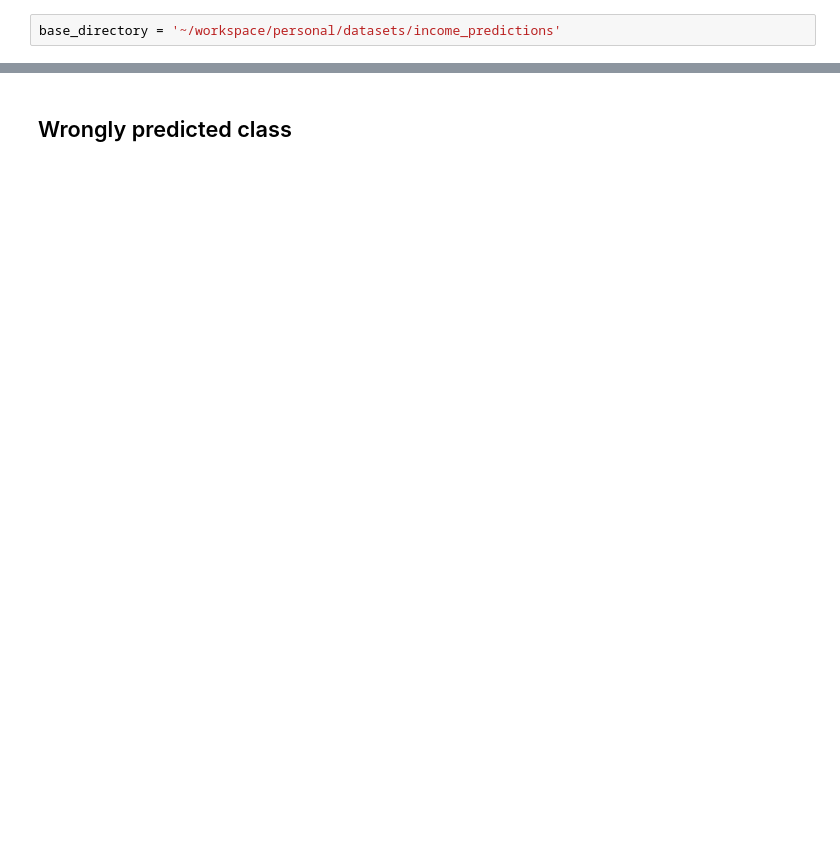
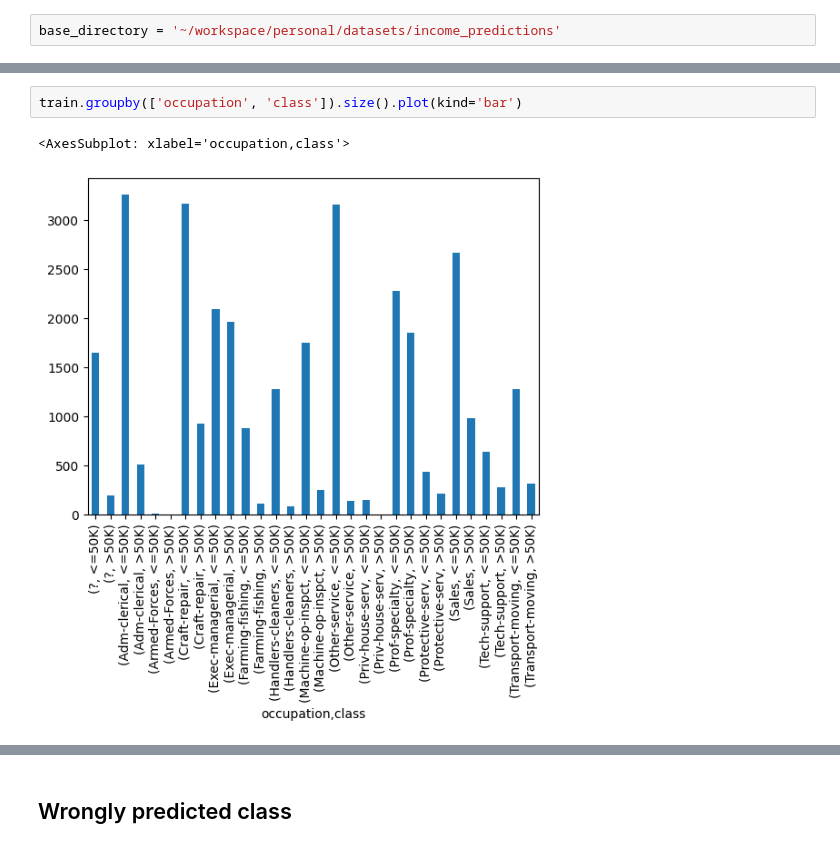
Before and after one commit to roypiyush/python_project, a Jupyter notebook: ml/income_prediction.ipynb, the cells around one changed output, grey strips where cells are left out. Cells and saved outputs as stored; diff of their text form; blank space fills up the shorter version.

```diff
--- a/ml/income_prediction.ipynb
+++ b/ml/income_prediction.ipynb
@@ -108,0 +148,5 @@ class ColumnUnknownValueTransformer(TransformerMixin, BaseEstimator):
+# %%
+train.groupby(['occupation', 'class']).size().plot(kind='bar')
+# %% [output]
+<AxesSubplot: xlabel='occupation,class'>
+[figure, added]
```
Also changed, not shown: parts of 43 cells of this notebook, 1 other file.
